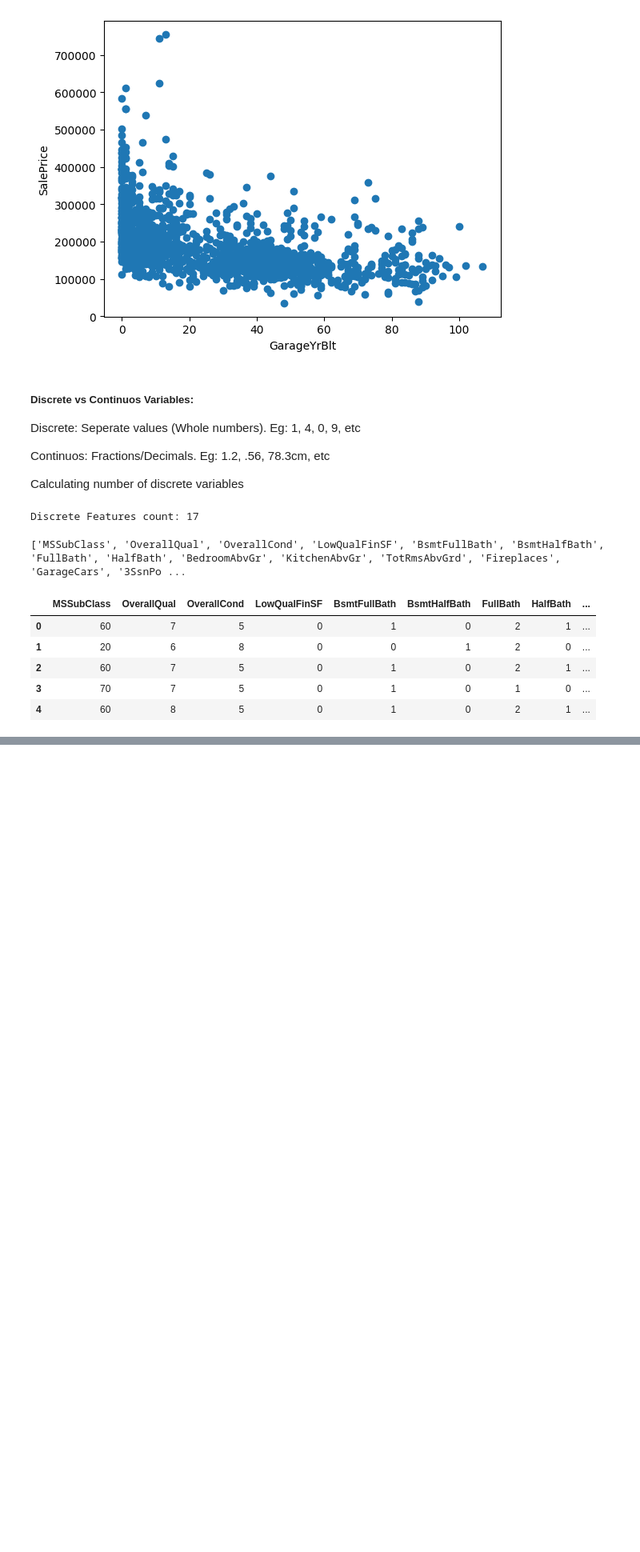
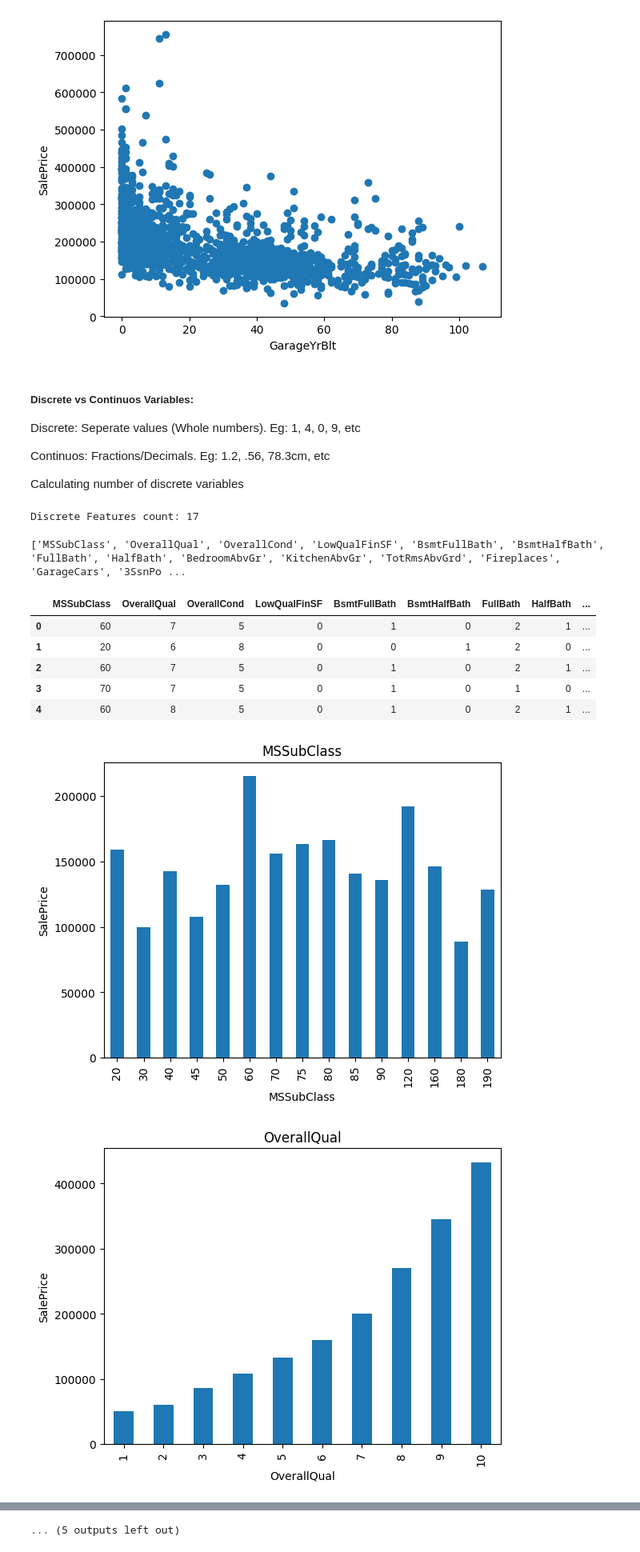
Before and after one commit to Vishesh3011/exploratory-data-analysis, a Jupyter notebook: house_price_prediction/house_price_prediction.ipynb, the cells around one changed output, grey strips where cells are left out. Shown at 80% size. Drawn from its saved outputs; the diff is of its cells as text; code cells hidden in the pictures; blank space fills up the shorter version.

Commit message:
added methods to find categorical and continuos features and their relationships with SalePrice

```diff
--- a/house_price_prediction/house_price_prediction.ipynb
+++ b/house_price_prediction/house_price_prediction.ipynb
@@ -183,3 +183,15 @@ df[discrete_features].head()
 | 2 | 60 | 7 | 5 | 0 | 1 | 0 | 2 | 1 | ... |
 | 3 | 70 | 7 | 5 | 0 | 1 | 0 | 1 | 0 | ... |
 | 4 | 60 | 8 | 5 | 0 | 1 | 0 | 2 | 1 | ... |
+# %%
+for feature in discrete_features:
+    dta = df.copy()
+    dta.groupby(feature)['SalePrice'].median().plot.bar()
+
+    plt.xlabel(feature)
+    plt.ylabel('SalePrice')
+    plt.title(feature)
+    plt.show()
+# %% [output]
+[figure, added]
+[figure, added]
@@ -185,0 +208 @@ df[discrete_features].head()
+... (5 outputs left out)
```
Also changed, not shown: parts of 13 cells of this notebook.
